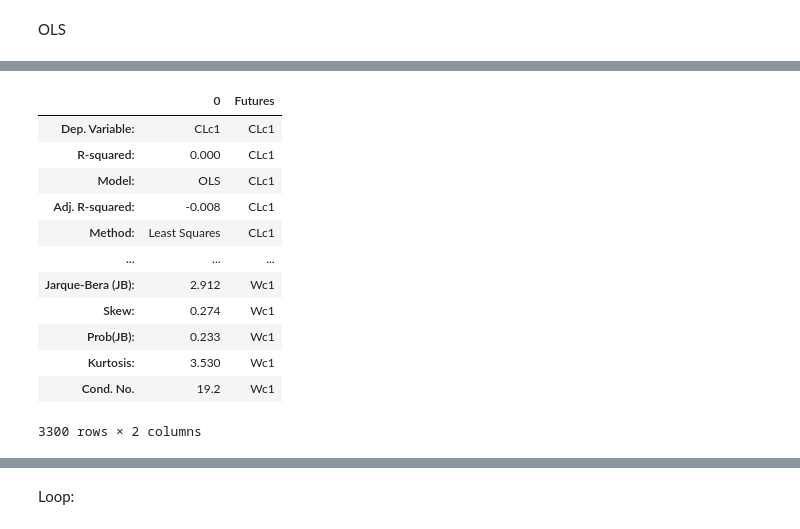
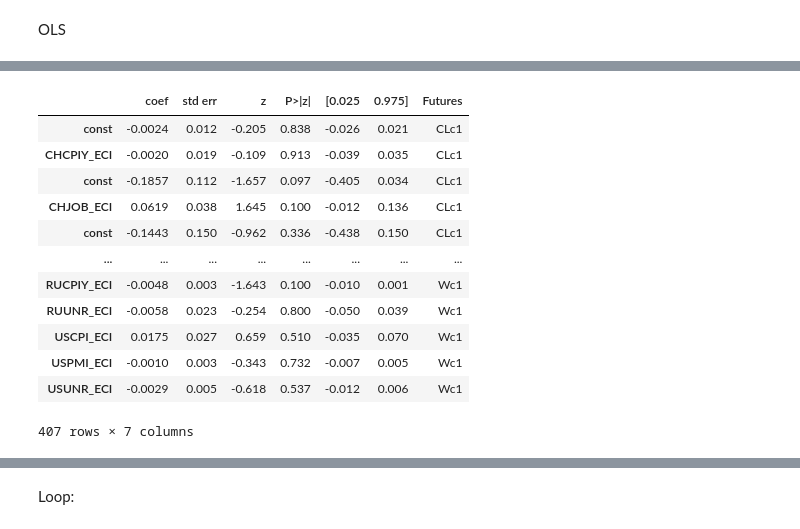
Before and after one commit to Liomat97/AQM, a Jupyter notebook: 3 Analysis.ipynb, the cells around one changed output, grey strips where cells are left out. Saved outputs shown, nothing was run; the diff lists cells and outputs as text; code cells hidden in the pictures.

```diff
--- a/3 Analysis.ipynb
+++ b/3 Analysis.ipynb
@@ -364,6 +340,7 @@ Results_OLS = pd.DataFrame()
 Top_results_OLS = pd.DataFrame()
 VIF_Results = pd.DataFrame()
 Breusch_Pagan = pd.DataFrame()
+
 
 counter = 0
 for i in range(len(futures.columns)):
@@ -418,9 +395,37 @@ for i in range(len(futures.columns)):
     print(results.summary())
     counter += 1
 
+    # Breush Pagan Test for Heteroskedastic residuals
+    regression1 = pd.DataFrame(y)
+    prediction = results.predict()
+    regression1['Prediction'] = prediction
+    residuals1 = y - prediction
+    results_summary  = results.summary()
+
+    #Append Results to the Results-Table:
+    results_as_html = results_summary.tables[1].as_html()
+    results = pd.read_html(results_as_html, header=0, index_col=0)[0]
+    results['Futures'] = futures.columns[i]
+    Results_OLS = Results_OLS.append(results)
+    dfs = {}
+    fs = results_summary
+    for item in fs.tables[0].data:
+        dfs[item[0].strip()] = item[1].strip()
+        dfs[item[2].strip()] = item[3].strip()
+    for item in fs.tables[2].data:
+        dfs[item[0].strip()] = item[1].strip()
+        dfs[item[2].strip()] = item[3].strip()
+    dfs = pd.Series(dfs)
+    dfs = pd.DataFrame(dfs)
+    dfs.reset_index()
+    dfs['Futures'] = futures.columns[i]
+    Top_results_OLS = Top_results_OLS.append(dfs)
+    Top_results_OLS
+
 print(counter)
 #Top_results_OLS = Top_results_OLS.pivot(columns='Futures', values=[0])
 #Top_results_OLS = Top_results_OLS.droplevel(level=0, axis=1)
+Results_OLS
 Top_results_OLS
 # %% [output]
 CLc1
@@ -435,21 +440,21 @@ Time:                        21:50:00   Log-Likelihood:                 74.561
 No. Observations:                 120   AIC:                            -145.1
 Df Residuals:                     118   BIC:                            -139.5
 Df Model:                           1
 ... (3912 lines left out)
 [1] Standard Errors are heteroscedasticity and autocorrelation robust (HAC) using 1 lags and without small sample correction
 [2] The condition number is large, 3.85e+03. This might indicate that there are
 strong multicollinearity or other numerical problems.
 143
-|  | 0 | Futures |
-| Dep. Variable: | CLc1 | CLc1 |
-| R-squared: | 0.000 | CLc1 |
-| Model: | OLS | CLc1 |
-| Adj. R-squared: | -0.008 | CLc1 |
-| Method: | Least Squares | CLc1 |
-| ... | ... | ... |
-| Jarque-Bera (JB): | 2.912 | Wc1 |
-| Skew: | 0.274 | Wc1 |
-| Prob(JB): | 0.233 | Wc1 |
-| Kurtosis: | 3.530 | Wc1 |
-| Cond. No. | 19.2 | Wc1 |
+|  | coef | std err | z | P>|z| | [0.025 | 0.975] | Futures |
+| const | -0.0024 | 0.012 | -0.205 | 0.838 | -0.026 | 0.021 | CLc1 |
+| CHCPIY_ECI | -0.0020 | 0.019 | -0.109 | 0.913 | -0.039 | 0.035 | CLc1 |
+| const | -0.1857 | 0.112 | -1.657 | 0.097 | -0.405 | 0.034 | CLc1 |
+| CHJOB_ECI | 0.0619 | 0.038 | 1.645 | 0.100 | -0.012 | 0.136 | CLc1 |
+| const | -0.1443 | 0.150 | -0.962 | 0.336 | -0.438 | 0.150 | CLc1 |
+| ... | ... | ... | ... | ... | ... | ... | ... |
+| RUCPIY_ECI | -0.0048 | 0.003 | -1.643 | 0.100 | -0.010 | 0.001 | Wc1 |
+| RUUNR_ECI | -0.0058 | 0.023 | -0.254 | 0.800 | -0.050 | 0.039 | Wc1 |
+| USCPI_ECI | 0.0175 | 0.027 | 0.659 | 0.510 | -0.035 | 0.070 | Wc1 |
+| USPMI_ECI | -0.0010 | 0.003 | -0.343 | 0.732 | -0.007 | 0.005 | Wc1 |
+| USUNR_ECI | -0.0029 | 0.005 | -0.618 | 0.537 | -0.012 | 0.006 | Wc1 |
-3300 rows × 2 columns
+407 rows × 7 columns
```
Also changed, not shown: parts of 14 cells of this notebook, 13 other files.
